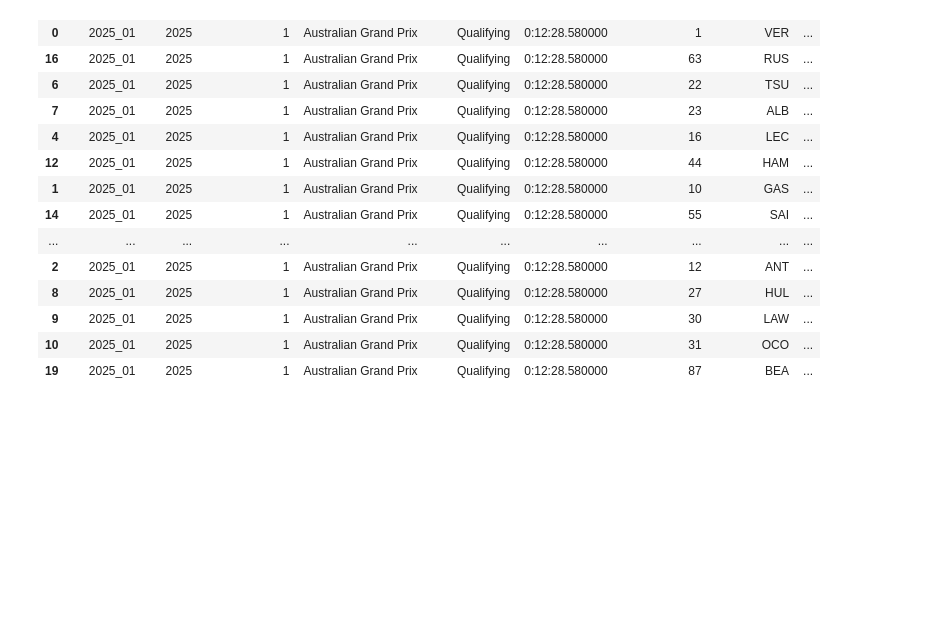
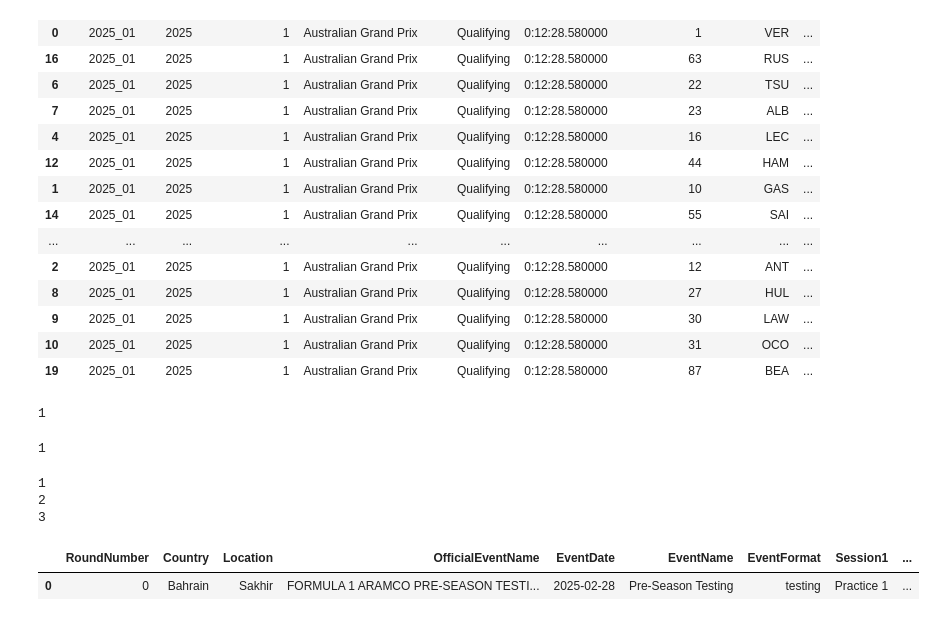
Before and after one commit to tomasz-solis/formula1, a Jupyter notebook: EDA/00_wip.ipynb, the cells around one changed output. Saved outputs shown, nothing was run; the diff lists cells and outputs as text; code cells hidden in the pictures; blank space fills up the shorter version.

```diff
--- a/EDA/00_wip.ipynb
+++ b/EDA/00_wip.ipynb
@@ -75,3 +75,30 @@ df.loc[df.WeekendId=='2025_01'].sort_values(by='Position')
 | 9 | 2025_01 | 2025 | 1 | Australian Grand Prix | Qualifying | 0:12:28.580000 | 30 | LAW | ... |
 | 10 | 2025_01 | 2025 | 1 | Australian Grand Prix | Qualifying | 0:12:28.580000 | 31 | OCO | ... |
 | 19 | 2025_01 | 2025 | 1 | Australian Grand Prix | Qualifying | 0:12:28.580000 | 87 | BEA | ... |
+# %%
+sched = ff1.get_event_schedule(2025)
+len(sched.loc[sched.EventFormat=='testing'])
+# %% [output]
+1
+# %%
+sched = ff1.get_event_schedule(2025)
+len(sched.loc[sched.EventFormat=='testing'])
+
+for i in range(1,len(sched.loc[sched.EventFormat=='testing'])+1):
+    ff1.get_testing_event(2025, i)
+    print(i)
+# %% [output]
+1
+# %%
+for i in range(1,4):
+    ff1.get_testing_session(2025, 1,i)
+    print(i)
+# %% [output]
+1
+2
+3
+# %%
+sched.loc[sched.EventFormat=='testing']
+# %% [output]
+|  | RoundNumber | Country | Location | OfficialEventName | EventDate | EventName | EventFormat | Session1 | ... |
+| 0 | 0 | Bahrain | Sakhir | FORMULA 1 ARAMCO PRE-SEASON TESTI... | 2025-02-28 | Pre-Season Testing | testing | Practice 1 | ... |
```
Also changed, not shown: 6 other files.
